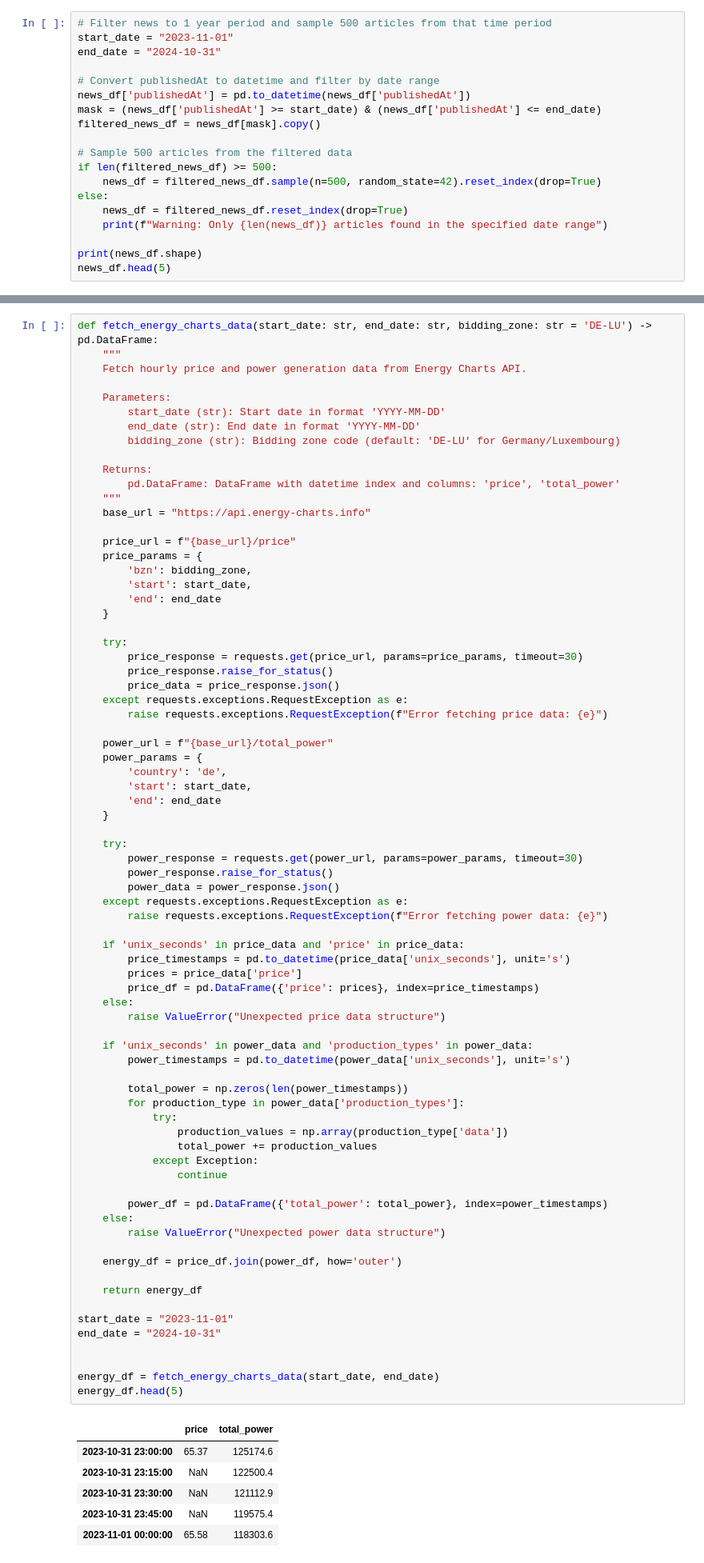
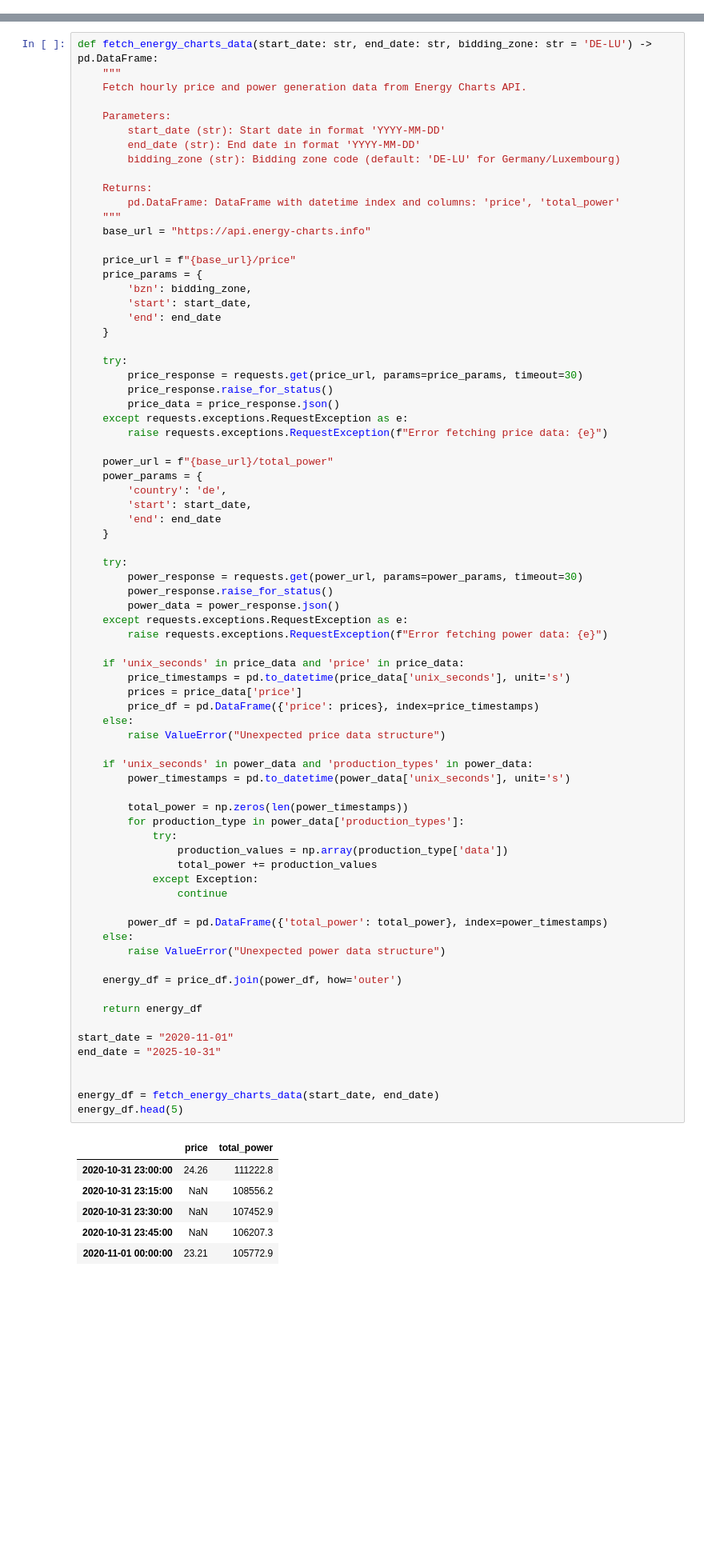
Before and after one commit to TheDeGen/ZHAW_Research_Project, a Jupyter notebook: methodology_v3/v3_test.ipynb, the cells around one changed output, grey strips where cells are left out. Shown at 80% size. Cells and saved outputs as stored; diff of their text form; blank space fills up the shorter version.

```diff
--- a/methodology_v3/v3_test.ipynb
+++ b/methodology_v3/v3_test.ipynb
@@ -65,19 +68,0 @@ news_df.head(5)
-# %%
-# Filter news to 1 year period and sample 500 articles from that time period
-start_date = "2023-11-01"
-end_date = "2024-10-31"
-
-# Convert publishedAt to datetime and filter by date range
-news_df['publishedAt'] = pd.to_datetime(news_df['publishedAt'])
-mask = (news_df['publishedAt'] >= start_date) & (news_df['publishedAt'] <= end_date)
-filtered_news_df = news_df[mask].copy()
-
-# Sample 500 articles from the filtered data
-if len(filtered_news_df) >= 500:
-    news_df = filtered_news_df.sample(n=500, random_state=42).reset_index(drop=True)
-else:
-    news_df = filtered_news_df.reset_index(drop=True)
-    print(f"Warning: Only {len(news_df)} articles found in the specified date range")
-
-print(news_df.shape)
-news_df.head(5)
@@ -140,40 +117,40 @@ def fetch_energy_charts_data(start_date: str, end_date: str, bidding_zone: str =
         prices = price_data['price']
         price_df = pd.DataFrame({'price': prices}, index=price_timestamps)
     else:
         raise ValueError("Unexpected price data structure")
 
     if 'unix_seconds' in power_data and 'production_types' in power_data:
         power_timestamps = pd.to_datetime(power_data['unix_seconds'], unit='s')
 
         total_power = np.zeros(len(power_timestamps))
         for production_type in power_data['production_types']:
             try:
                 production_values = np.array(production_type['data'])
                 total_power += production_values
             except Exception:
                 continue
 
         power_df = pd.DataFrame({'total_power': total_power}, index=power_timestamps)
     else:
         raise ValueError("Unexpected power data structure")
 
     energy_df = price_df.join(power_df, how='outer')
 
     return energy_df
 
-start_date = "2023-11-01"
-end_date = "2024-10-31"
+start_date = "2020-11-01"
+end_date = "2025-10-31"
 
 
 energy_df = fetch_energy_charts_data(start_date, end_date)
 energy_df.head(5)
 # %% [output]
 |  | price | total_power |
-| 2023-10-31 23:00:00 | 65.37 | 125174.6 |
-| 2023-10-31 23:15:00 | NaN | 122500.4 |
-| 2023-10-31 23:30:00 | NaN | 121112.9 |
-| 2023-10-31 23:45:00 | NaN | 119575.4 |
-| 2023-11-01 00:00:00 | 65.58 | 118303.6 |
+| 2020-10-31 23:00:00 | 24.26 | 111222.8 |
+| 2020-10-31 23:15:00 | NaN | 108556.2 |
+| 2020-10-31 23:30:00 | NaN | 107452.9 |
+| 2020-10-31 23:45:00 | NaN | 106207.3 |
+| 2020-11-01 00:00:00 | 23.21 | 105772.9 |
 # %%
 # We get quarterly data for power, but hourly for price. We just drop NaN rows
 energy_df = energy_df.dropna()
```
Also changed, not shown: parts of 28 cells of this notebook.
